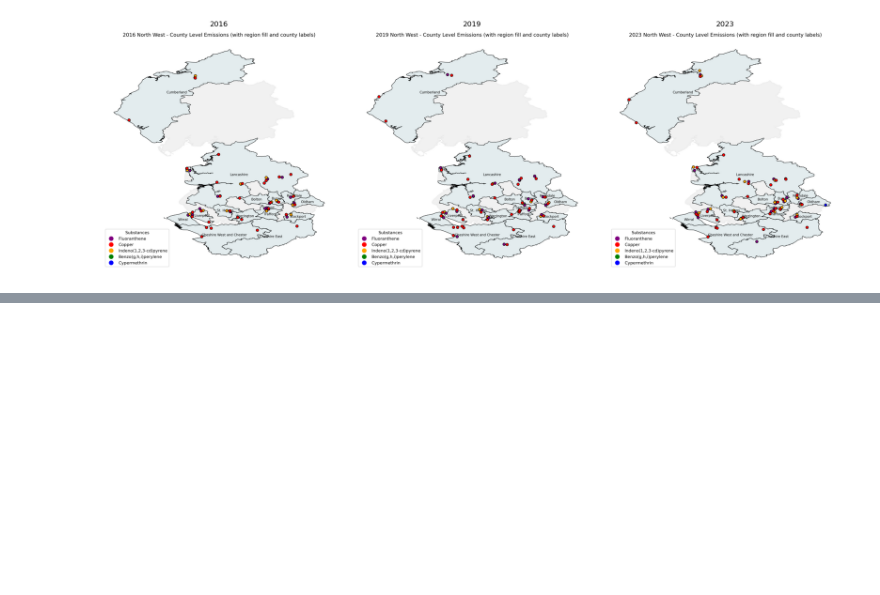
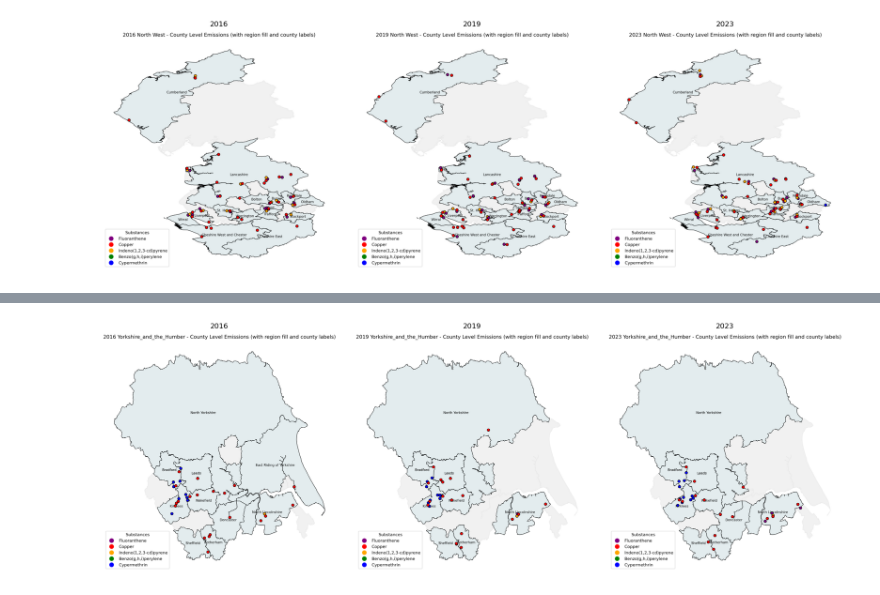
Before and after one commit to Kkkkyf7/DEFRA1, a Jupyter notebook: YifanKe/Map_v4.ipynb, the cells around one changed output, grey strips where cells are left out. Cells and saved outputs as stored; diff of their text form; code cells hidden in the pictures; blank space fills up the shorter version.

Commit message:
add county level maps

```diff
--- a/YifanKe/Map_v4.ipynb
+++ b/YifanKe/Map_v4.ipynb
@@ -449,6 +449,16 @@ summary_df
 # %% [markdown]
 ### County level (test for north west)
 # %%
+substance_colors = {
+    "Fluoranthene": "purple",
+    "Copper": "red",
+    "Indeno(1,2,3-cd)pyrene": "orange",
+    "Benzo(g,h,i)perylene": "green",
+    "Cypermethrin": "blue",
+}
+
+target_substances = list(substance_colors.keys())
+
 north_west_counties = [
     "Liverpool", "Cheshire West and Chester", "Cheshire East", "St. Helens", "Trafford",
     "Salford", "Stockport", "Bolton", "Bury", "Oldham", "Rochdale", "Warrington",
@@ -596,0 +745,17 @@ plt.show()
+# %%
+img_2016 = Image.open("Maps_v4/Yorkshire_and_the_Humber_By_County/Yorkshire_and_the_Humber_2016_county_emissions_with_region.png")
+img_2019 = Image.open("Maps_v4/Yorkshire_and_the_Humber_By_County/Yorkshire_and_the_Humber_2019_county_emissions_with_region.png")
+img_2023 = Image.open("Maps_v4/Yorkshire_and_the_Humber_By_County/Yorkshire_and_the_Humber_2023_county_emissions_with_region.png")
+
+# Display the maps
+fig, axs = plt.subplots(1, 3, figsize=(18, 6))
+
+for ax, img, year in zip(axs, [img_2016, img_2019, img_2023], [2016, 2019, 2023]):
+    ax.imshow(img)
+    ax.set_title(f"{year}")
+    ax.axis("off")
+
+plt.tight_layout()
+plt.show()
+# %% [output]
+[figure, added]
```
Also changed, not shown: parts of 5 cells of this notebook.
